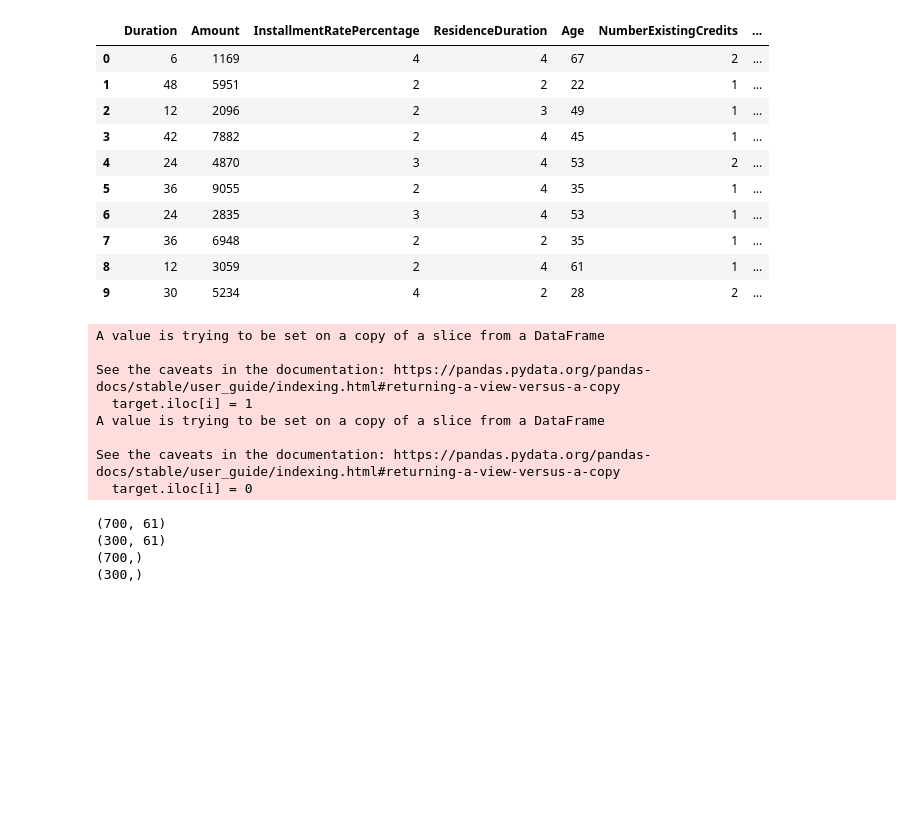
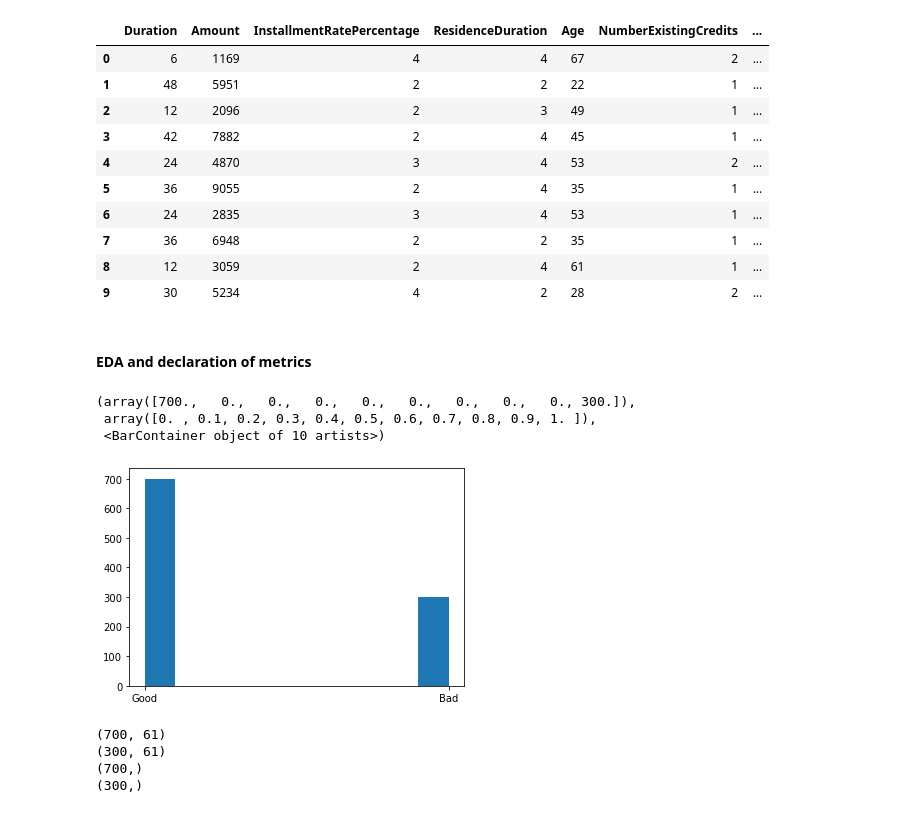
Before and after one commit to DawdlingDaedalus/mec-mini-projects, a Jupyter notebook: mec-13.5.1-tree-based-algorithms-mini-project/Mini_Project_Tree-Based_Algorithms.ipynb, the cells around one changed output. Cells and saved outputs as stored; diff of their text form; code cells hidden in the pictures; blank space fills up the shorter version.

```diff
--- a/mec-13.5.1-tree-based-algorithms-mini-project/Mini_Project_Tree-Based_Algorithms.ipynb
+++ b/mec-13.5.1-tree-based-algorithms-mini-project/Mini_Project_Tree-Based_Algorithms.ipynb
@@ -57,4 +58,6 @@ data.head(10)
 | 7 | 36 | 6948 | 2 | 2 | 35 | 1 | ... |
 | 8 | 12 | 3059 | 2 | 4 | 61 | 1 | ... |
 | 9 | 30 | 5234 | 4 | 2 | 28 | 2 | ... |
+# %% [markdown]
+#### EDA and declaration of metrics
 # %%
@@ -64,19 +68,9 @@ df.drop('Class', inplace=True, axis=1)
-# %%
-df = data.copy()    # Makes a copy
-target=df.loc[:, ('Class')]   # Create Target variable
-for i in range(len(target)):  # make Target an integer 1=Good 0=Bad
-    if target.iloc[i] == "Good":
-        target.iloc[i] = 1
-    else:
-        target.iloc[i] = 0
-df.drop('Class', inplace=True, axis=1) # make 'df' just features
-# %% [output]
-A value is trying to be set on a copy of a slice from a DataFrame
-
-See the caveats in the documentation: https://pandas.pydata.org/pandas-docs/stable/user_guide/indexing.html#returning-a-view-versus-a-copy
-  target.iloc[i] = 1
-A value is trying to be set on a copy of a slice from a DataFrame
-
-See the caveats in the documentation: https://pandas.pydata.org/pandas-docs/stable/user_guide/indexing.html#returning-a-view-versus-a-copy
-  target.iloc[i] = 0
+# %%
+# the dataset is imbalanced, with more "Good" than "Bad"
+plt.hist(target)
+# %% [output]
+(array([700.,   0.,   0.,   0.,   0.,   0.,   0.,   0.,   0., 300.]),
+ array([0. , 0.1, 0.2, 0.3, 0.4, 0.5, 0.6, 0.7, 0.8, 0.9, 1. ]),
+ <BarContainer object of 10 artists>)
+[figure, added]
 # %%
```
Also changed, not shown: parts of 127 cells of this notebook, 5 other files.
